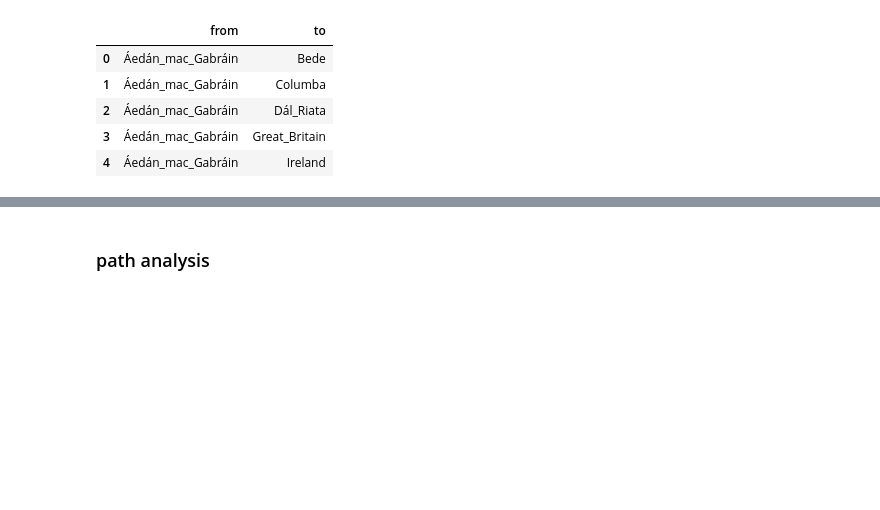
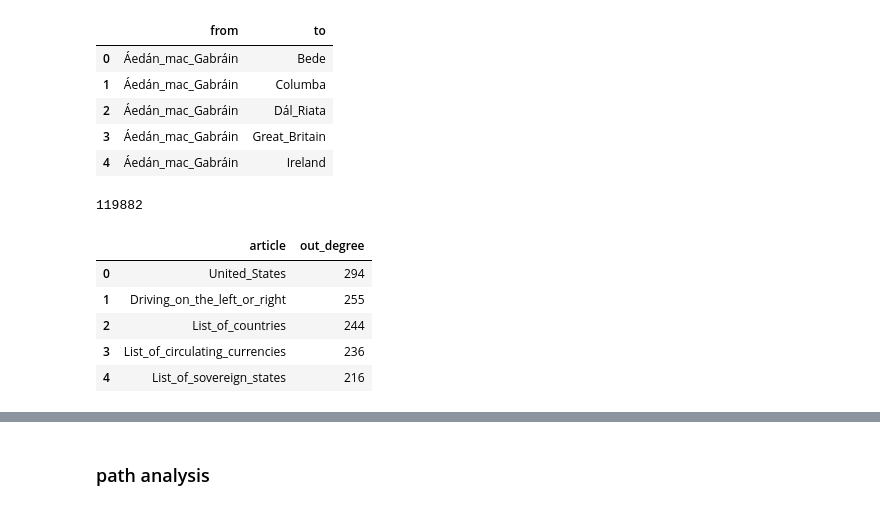
Before and after one commit to epfl-ada/ada-2024-project-genshinstart, a Jupyter notebook: results.ipynb, the cells around one changed output, grey strips where cells are left out. Cells and saved outputs as stored; diff of their text form; code cells hidden in the pictures; blank space fills up the shorter version.

```diff
--- a/results.ipynb
+++ b/results.ipynb
@@ -160,3 +163,19 @@ links.head()
 | 2 | Áedán_mac_Gabráin | Dál_Riata |
 | 3 | Áedán_mac_Gabráin | Great_Britain |
 | 4 | Áedán_mac_Gabráin | Ireland |
+# %%
+# The number of edges
+len(links)
+# %% [output]
+119882
+# %%
+out_degree = links['from'].value_counts().reset_index()
+out_degree.columns = ['article', 'out_degree']
+out_degree.head()
+# %% [output]
+|  | article | out_degree |
+| 0 | United_States | 294 |
+| 1 | Driving_on_the_left_or_right | 255 |
+| 2 | List_of_countries | 244 |
+| 3 | List_of_circulating_currencies | 236 |
+| 4 | List_of_sovereign_states | 216 |
```
Also changed, not shown: parts of 5 cells of this notebook.
